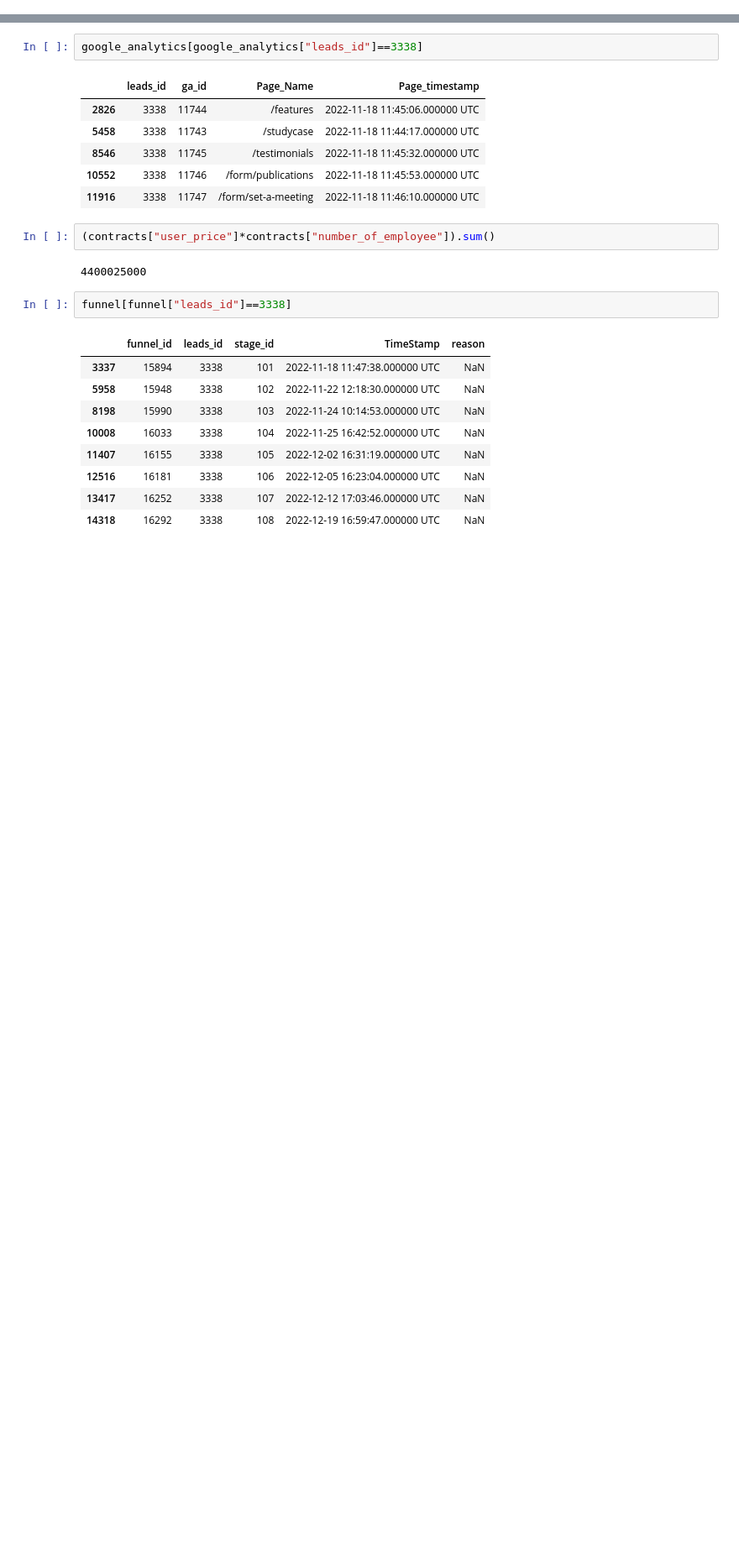
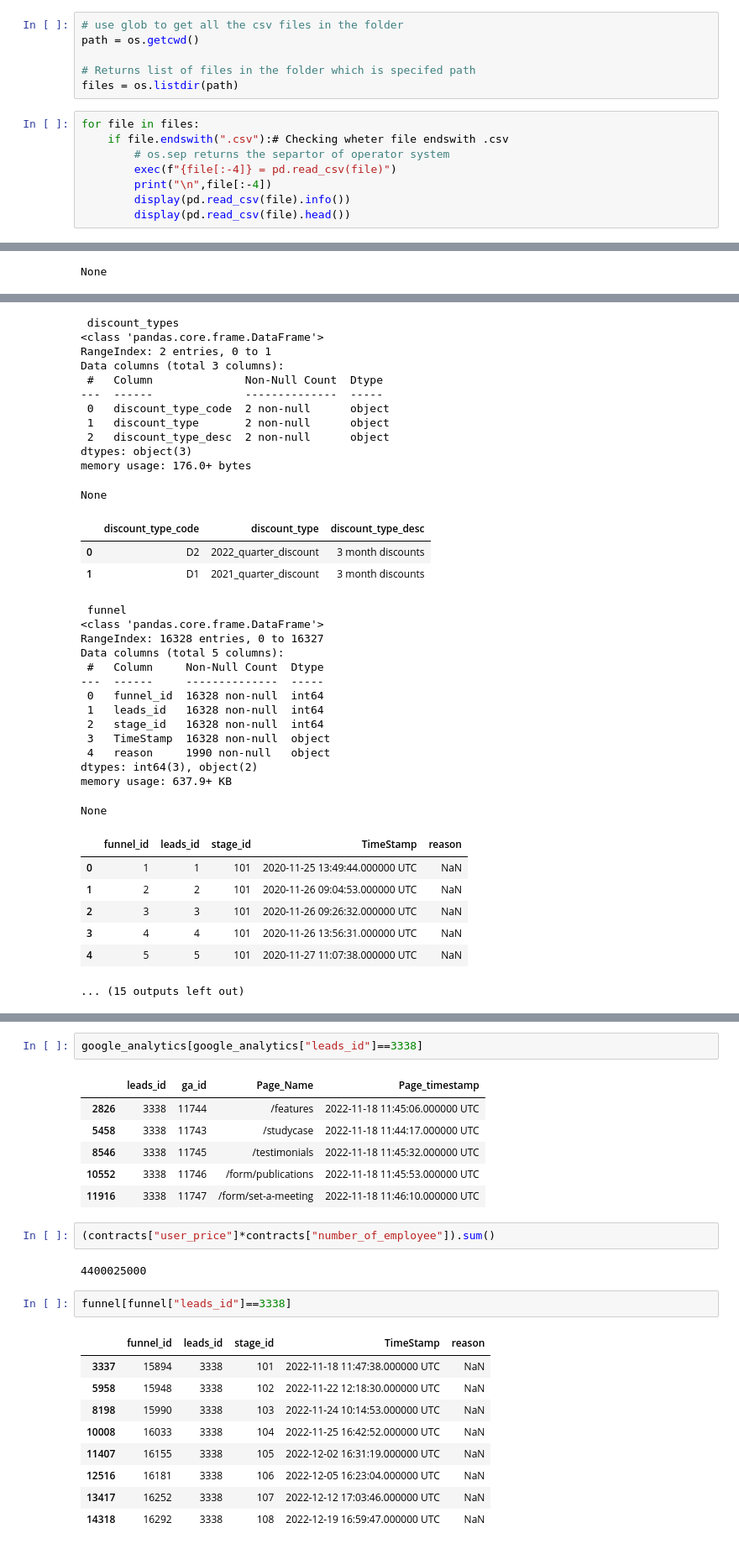
Before and after one commit to AdityaGita/da_saas_b4_labs, a Jupyter notebook: saas_analysis.ipynb, the cells around one changed output, grey strips where cells are left out. Shown: that part at 84% size. Saved outputs shown, nothing was run; the diff lists cells and outputs as text; blank space fills up the shorter version.

```diff
--- a/saas_analysis.ipynb
+++ b/saas_analysis.ipynb
@@ -105,0 +11,15 @@ None
+# %%
+# use glob to get all the csv files in the folder
+path = os.getcwd()
+
+# Returns list of files in the folder which is specifed path
+files = os.listdir(path)
+# %%
+for file in files:
+    if file.endswith(".csv"):# Checking wheter file endswith .csv
+        # os.sep returns the separtor of operator system
+        exec(f"{file[:-4]} = pd.read_csv(file)")
+        print("\n",file[:-4])
+        display(pd.read_csv(file).info())
+        display(pd.read_csv(file).head())
+# %% [output]
@@ -105,0 +61 @@ None
+None
@@ -105,0 +68,36 @@ None
+ discount_types
+<class 'pandas.core.frame.DataFrame'>
+RangeIndex: 2 entries, 0 to 1
+Data columns (total 3 columns):
+ #   Column              Non-Null Count  Dtype
+---  ------              --------------  -----
+ 0   discount_type_code  2 non-null      object
+ 1   discount_type       2 non-null      object
+ 2   discount_type_desc  2 non-null      object
+dtypes: object(3)
+memory usage: 176.0+ bytes
+None
+|  | discount_type_code | discount_type | discount_type_desc |
+| 0 | D2 | 2022_quarter_discount | 3 month discounts |
+| 1 | D1 | 2021_quarter_discount | 3 month discounts |
+ funnel
+<class 'pandas.core.frame.DataFrame'>
+RangeIndex: 16328 entries, 0 to 16327
+Data columns (total 5 columns):
+ #   Column     Non-Null Count  Dtype
+---  ------     --------------  -----
+ 0   funnel_id  16328 non-null  int64
+ 1   leads_id   16328 non-null  int64
+ 2   stage_id   16328 non-null  int64
+ 3   TimeStamp  16328 non-null  object
+ 4   reason     1990 non-null   object
+dtypes: int64(3), object(2)
+memory usage: 637.9+ KB
+None
+|  | funnel_id | leads_id | stage_id | TimeStamp | reason |
+| 0 | 1 | 1 | 101 | 2020-11-25 13:49:44.000000 UTC | NaN |
+| 1 | 2 | 2 | 101 | 2020-11-26 09:04:53.000000 UTC | NaN |
+| 2 | 3 | 3 | 101 | 2020-11-26 09:26:32.000000 UTC | NaN |
+| 3 | 4 | 4 | 101 | 2020-11-26 13:56:31.000000 UTC | NaN |
+| 4 | 5 | 5 | 101 | 2020-11-27 11:07:38.000000 UTC | NaN |
+... (15 outputs left out)
```
Also changed, not shown: parts of 5 cells of this notebook.
